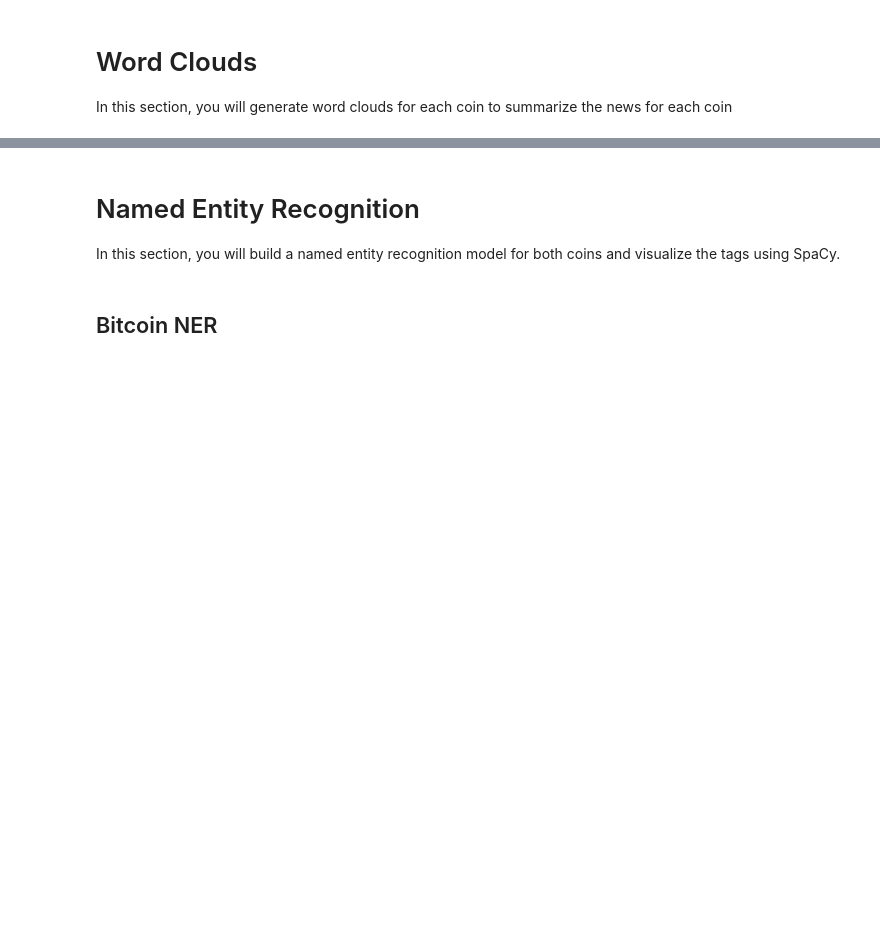
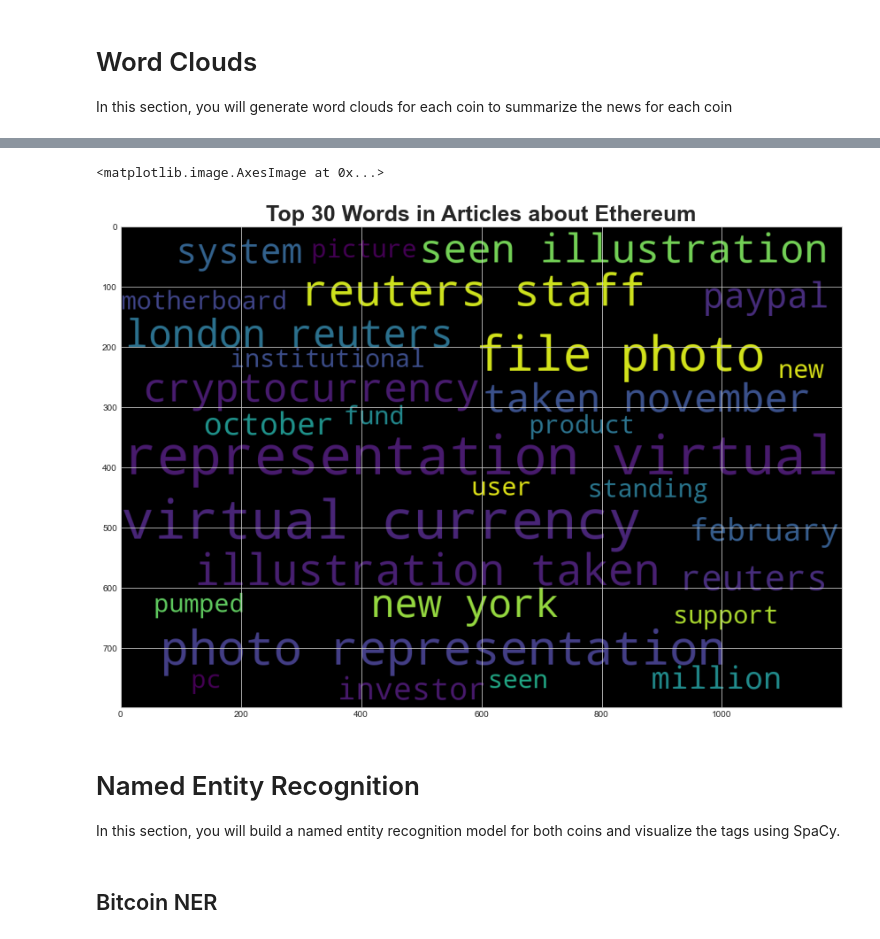
Before and after one commit to drg-developer-2-GWFinTech-Homeworks/homework-unit12-nlp, a Jupyter notebook: crypto_sentiment.ipynb, the cells around one changed output, grey strips where cells are left out. Cells and saved outputs as stored; diff of their text form; code cells hidden in the pictures; blank space fills up the shorter version.

```diff
--- a/crypto_sentiment.ipynb
+++ b/crypto_sentiment.ipynb
@@ -351,3 +368,8 @@ SyntaxError: invalid syntax (<ipython-input-141-5cc874529768>, line 6)
 # %%
 # Create a new tokens column for ethereum
-# YOUR CODE HERE!
+ethereum_df_tokens = []
+for text in ethereum_df["text"].values:
+    ethereum_df_tokens.append(tokenizer(text))
+
+ethereum_df["tokens"] = ethereum_df_tokens
+ethereum_df.head()
@@ -377,3 +469,7 @@ def token_count(tokens, N=10):
 # %%
-# Get the top 10 words for Bitcoin
-# YOUR CODE HERE!
+# Get the top 10 words for Ethereum
+all_words_ethereum = []
+for token in ethereum_df.tokens:
+    all_words_ethereum += token
+
+token_count(all_words_ethereum, 10)
@@ -399,3 +507,13 @@ mpl.rcParams['figure.figsize'] = [20.0, 10.0]
+# %%
+# Generate the Ethereum word cloud
+all_words_ethereum_str = ' '.join(all_words_ethereum)
+num_ethereum_words = 30
+wc = WordCloud(width=1200, height=800, max_words=num_ethereum_words).generate(all_words_ethereum_str)
+plt.title(f"Top {num_ethereum_words} Words in Articles about Ethereum", fontsize=25, fontweight="bold")
+plt.imshow(wc)
+# %% [output]
+<matplotlib.image.AxesImage at 0x...>
+[figure, added]
 # %% [markdown]
 # Named Entity Recognition
 
```
Also changed, not shown: parts of 19 cells of this notebook.
